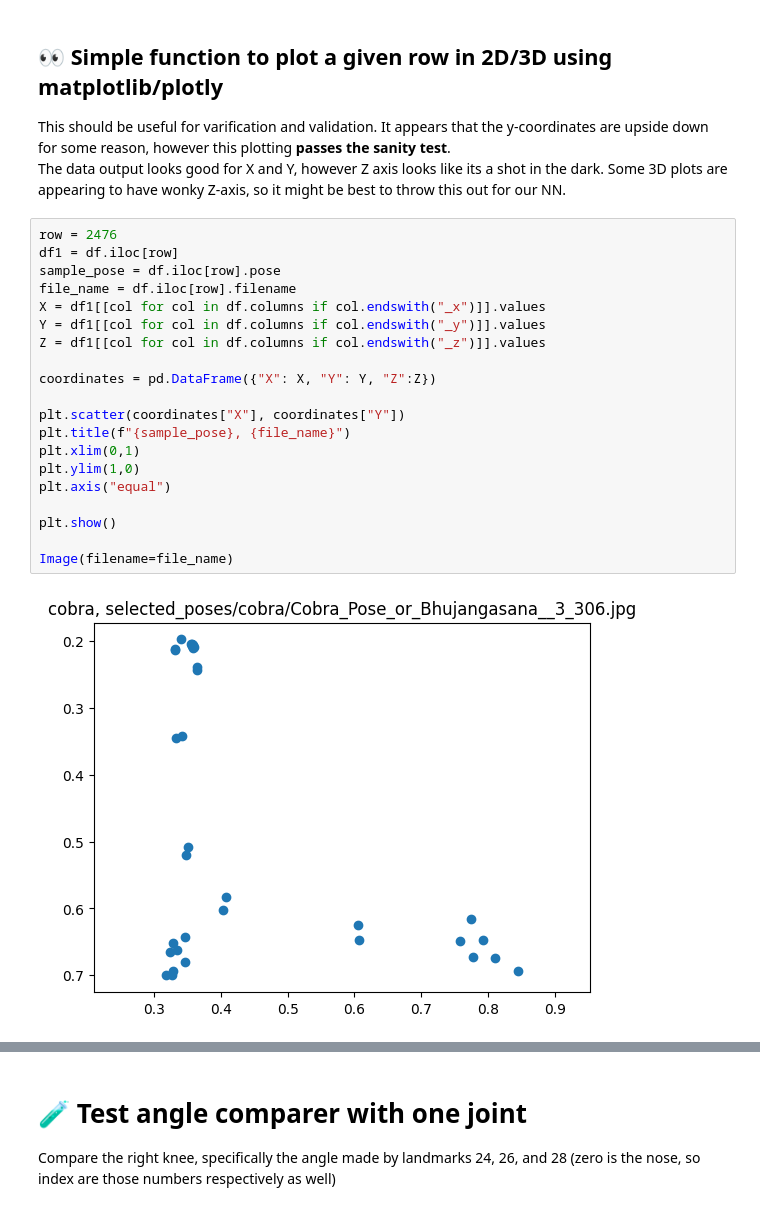
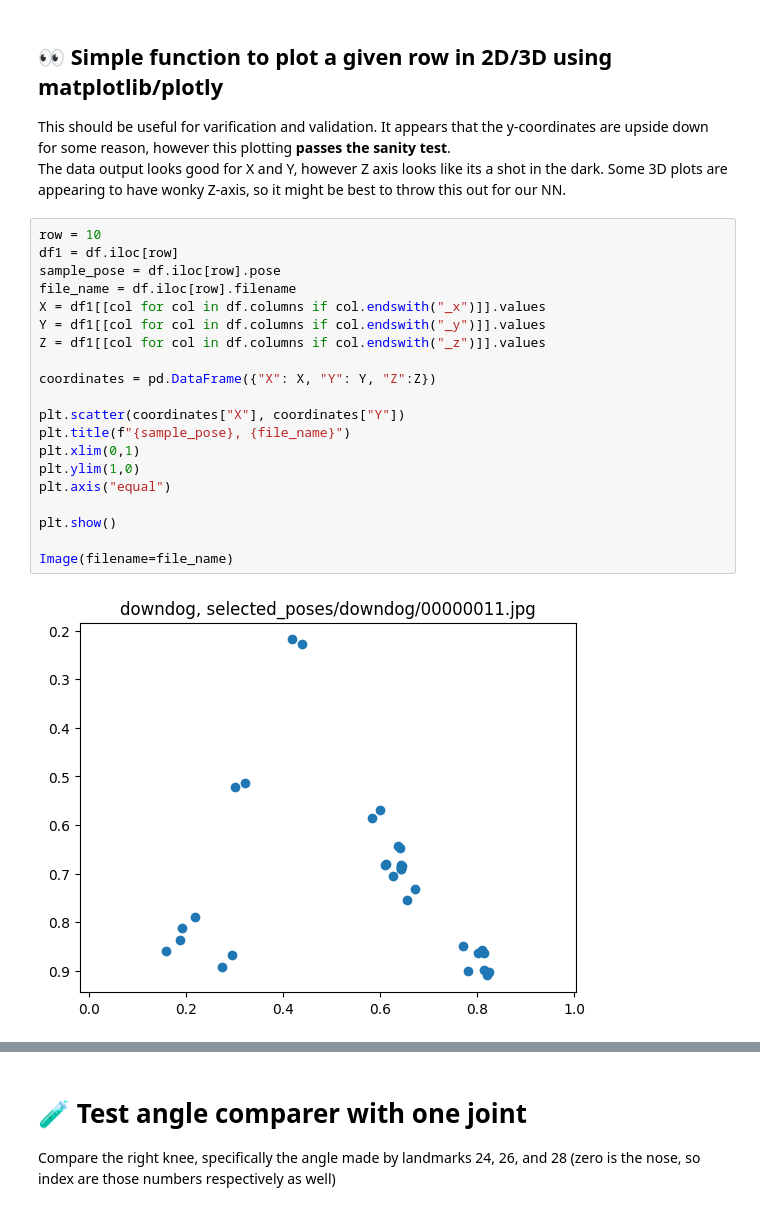
Before and after one commit to masaki-norton/yoga-pose-detector, a Jupyter notebook: angle_comparer.ipynb, the cells around one changed output, grey strips where cells are left out. Saved outputs shown, nothing was run; the diff lists cells and outputs as text.

```diff
--- a/angle_comparer.ipynb
+++ b/angle_comparer.ipynb
@@ -31,24 +34,24 @@ This should be useful for varification and validation.
 It appears that the y-coordinates are upside down for some reason, however this plotting **passes the sanity test**. \
 The data output looks good for X and Y, however Z axis looks like its a shot in the dark. Some 3D plots are appearing to have wonky Z-axis, so it might be best to throw this out for our NN.
 # %%
-row = 2476
+row = 10
 df1 = df.iloc[row]
 sample_pose = df.iloc[row].pose
 file_name = df.iloc[row].filename
 X = df1[[col for col in df.columns if col.endswith("_x")]].values
 Y = df1[[col for col in df.columns if col.endswith("_y")]].values
 Z = df1[[col for col in df.columns if col.endswith("_z")]].values
 
 coordinates = pd.DataFrame({"X": X, "Y": Y, "Z":Z})
 
 plt.scatter(coordinates["X"], coordinates["Y"])
 plt.title(f"{sample_pose}, {file_name}")
 plt.xlim(0,1)
 plt.ylim(1,0)
 plt.axis("equal")
 
 plt.show()
 
 Image(filename=file_name)
 # %% [output]
-[figure, old version]
+[figure, new version]
```
Also changed, not shown: parts of 12 cells of this notebook.
